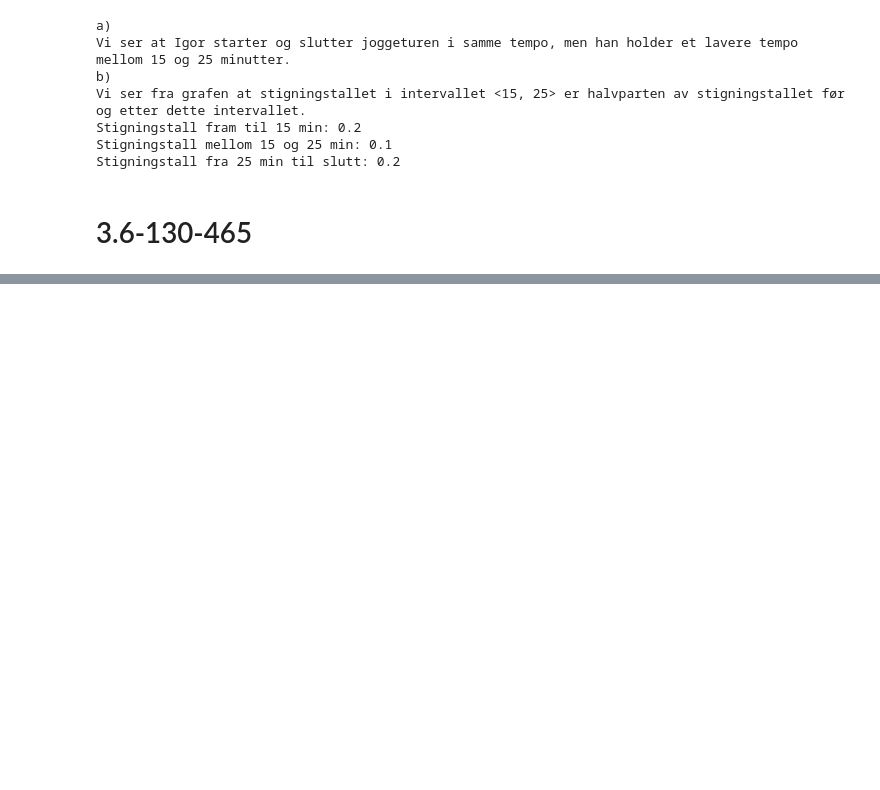
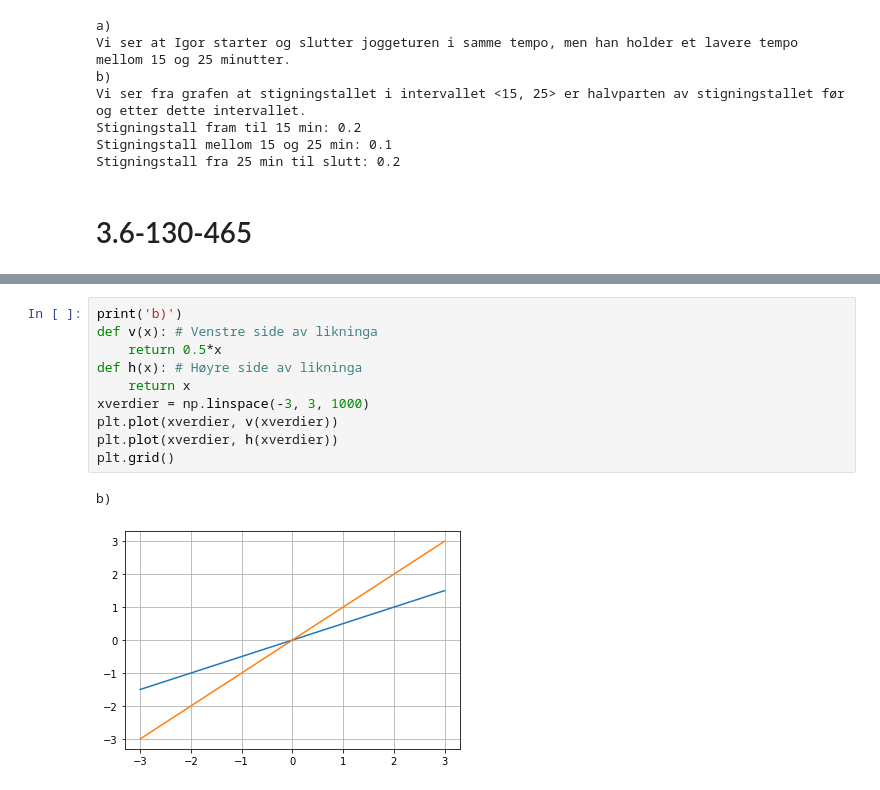
Before and after one commit to bitjungle/1T-Monster, a Jupyter notebook: kapittel-03.ipynb, the cells around one changed output, grey strips where cells are left out. Cells and saved outputs as stored; diff of their text form; blank space fills up the shorter version.

```diff
--- a/kapittel-03.ipynb
+++ b/kapittel-03.ipynb
@@ -240,0 +413,13 @@ Verdimengden er [ 10000 , 13500 ]
+# %%
+print('b)')
+def v(x): # Venstre side av likninga
+    return 0.5*x
+def h(x): # Høyre side av likninga
+    return x
+xverdier = np.linspace(-3, 3, 1000)
+plt.plot(xverdier, v(xverdier))
+plt.plot(xverdier, h(xverdier))
+plt.grid()
+# %% [output]
+b)
+[figure, added]
```
Also changed, not shown: parts of 19 cells of this notebook.
